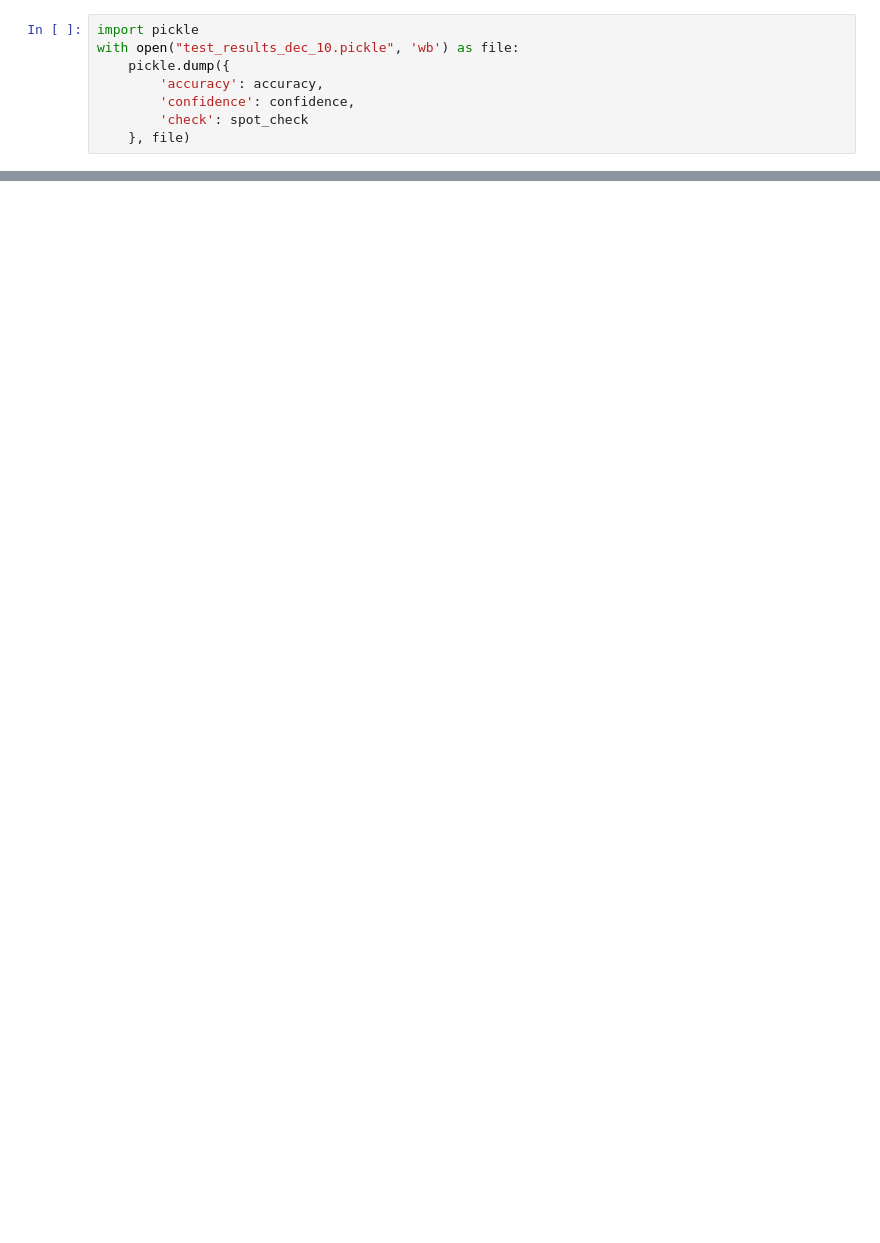
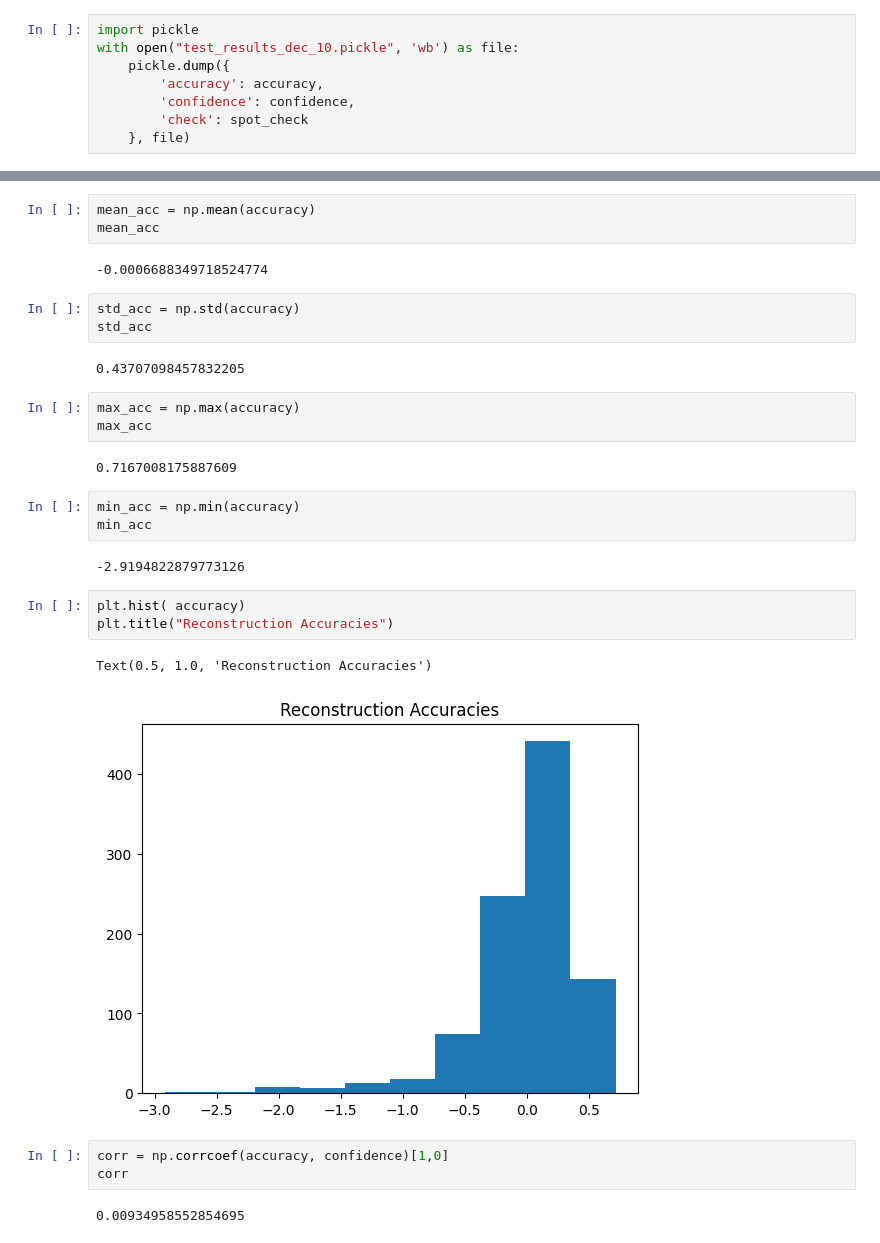
Before and after one commit to wyattbarber/EGR-600-Semester-Project, a Jupyter notebook: testing.ipynb, the cells around one changed output, grey strips where cells are left out. Saved outputs shown, nothing was run; the diff lists cells and outputs as text; blank space fills up the shorter version.

```diff
--- a/testing.ipynb
+++ b/testing.ipynb
@@ -87,0 +101,31 @@ plt.imshow(spot_check["reconstruction"][IDX])
+# %%
+mean_acc = np.mean(accuracy)
+mean_acc
+# %% [output]
+-0.0006688349718524774
+# %%
+std_acc = np.std(accuracy)
+std_acc
+# %% [output]
+0.43707098457832205
+# %%
+max_acc = np.max(accuracy)
+max_acc
+# %% [output]
+0.7167008175887609
+# %%
+min_acc = np.min(accuracy)
+min_acc
+# %% [output]
+-2.9194822879773126
+# %%
+plt.hist( accuracy)
+plt.title("Reconstruction Accuracies")
+# %% [output]
+Text(0.5, 1.0, 'Reconstruction Accuracies')
+[figure, added]
+# %%
+corr = np.corrcoef(accuracy, confidence)[1,0]
+corr
+# %% [output]
+0.00934958552854695
```
Also changed, not shown: parts of 6 cells of this notebook.
